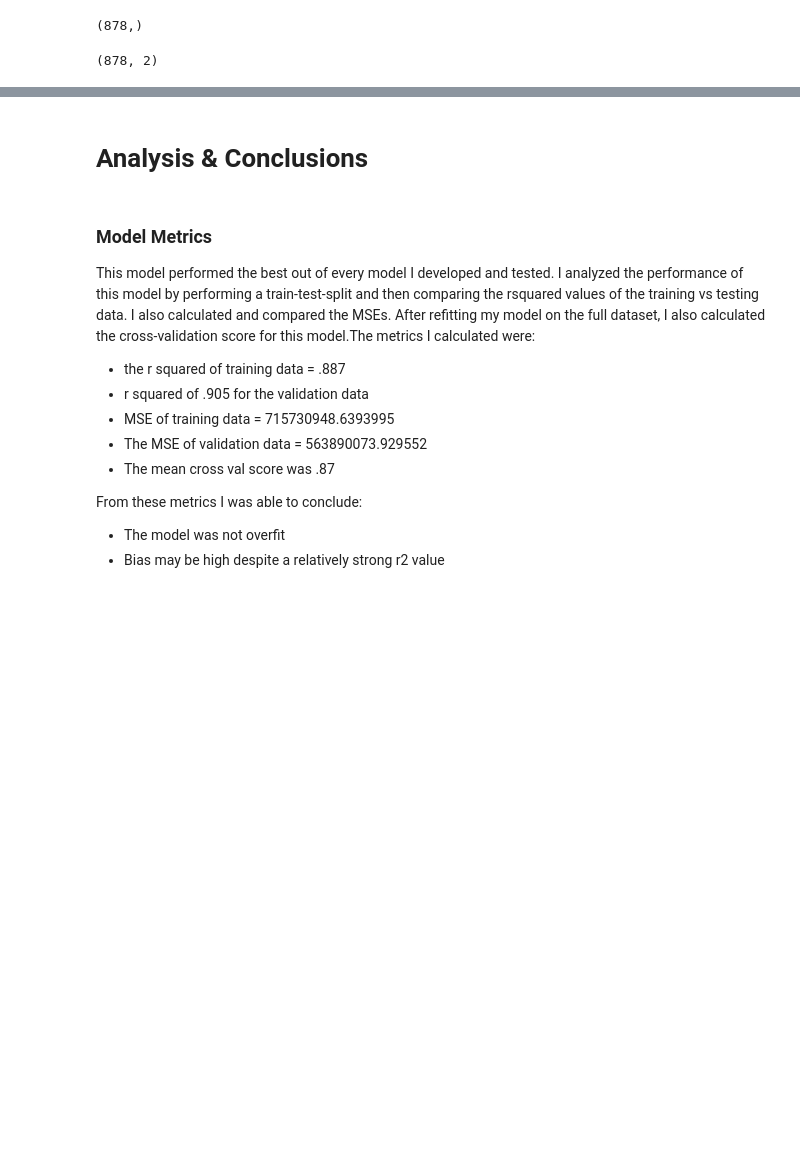
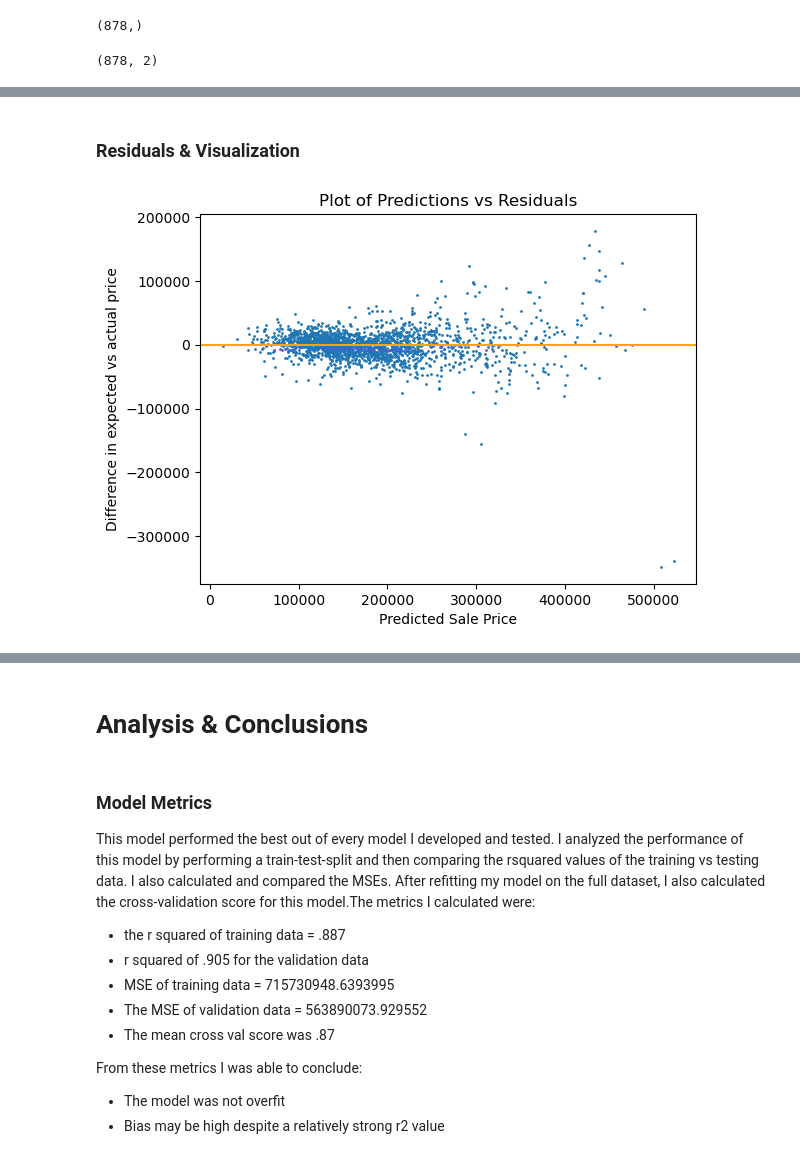
Before and after one commit to kellsweig/Predicting-Housing-Prices, a Jupyter notebook: Final Model.ipynb, the cells around one changed output, grey strips where cells are left out. Drawn from its saved outputs; the diff is of its cells as text; code cells hidden in the pictures; blank space fills up the shorter version.

```diff
--- a/Final Model.ipynb
+++ b/Final Model.ipynb
@@ -341,0 +362,17 @@ OSError: Cannot save file into a non-existent directory: '..\datasets'
+# %% [markdown]
+### Residuals & Visualization
+# %%
+# Residuals are the comparison between predicted and actual prices
+y_preds = lrfull.predict(X_transformed)
+
+resids = (y - y_preds)
+
+# Looking at a Scatterplot to check for equal variance of errors:
+plt.scatter(y_preds, resids, s=1)
+plt.title('Plot of Predictions vs Residuals')
+plt.xlabel('Predicted Sale Price')
+plt.ylabel('Difference in expected vs actual price')
+plt.axhline(0, color="orange");
+plt.savefig('Resids_Scatterplot.png', dpi =500)
+# %% [output]
+[figure, added]
```
Also changed, not shown: parts of 22 cells of this notebook, 4 other files.
